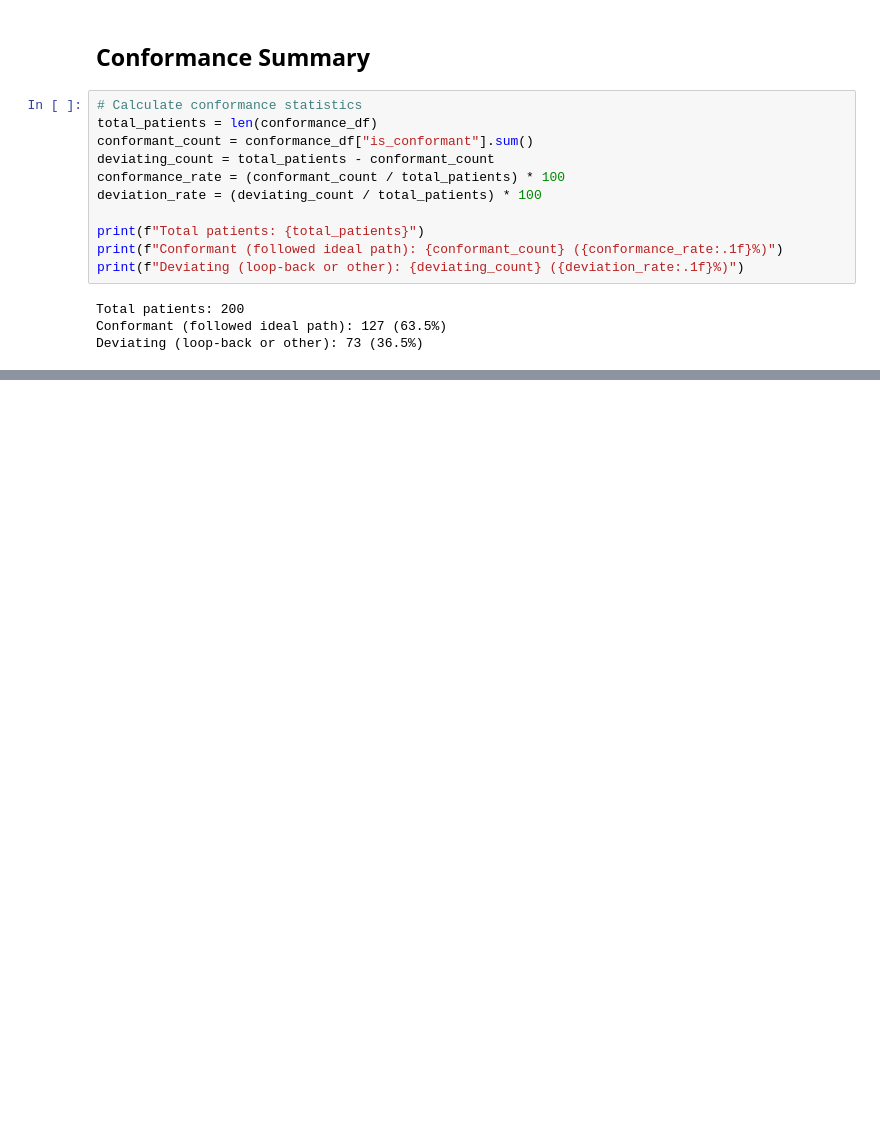
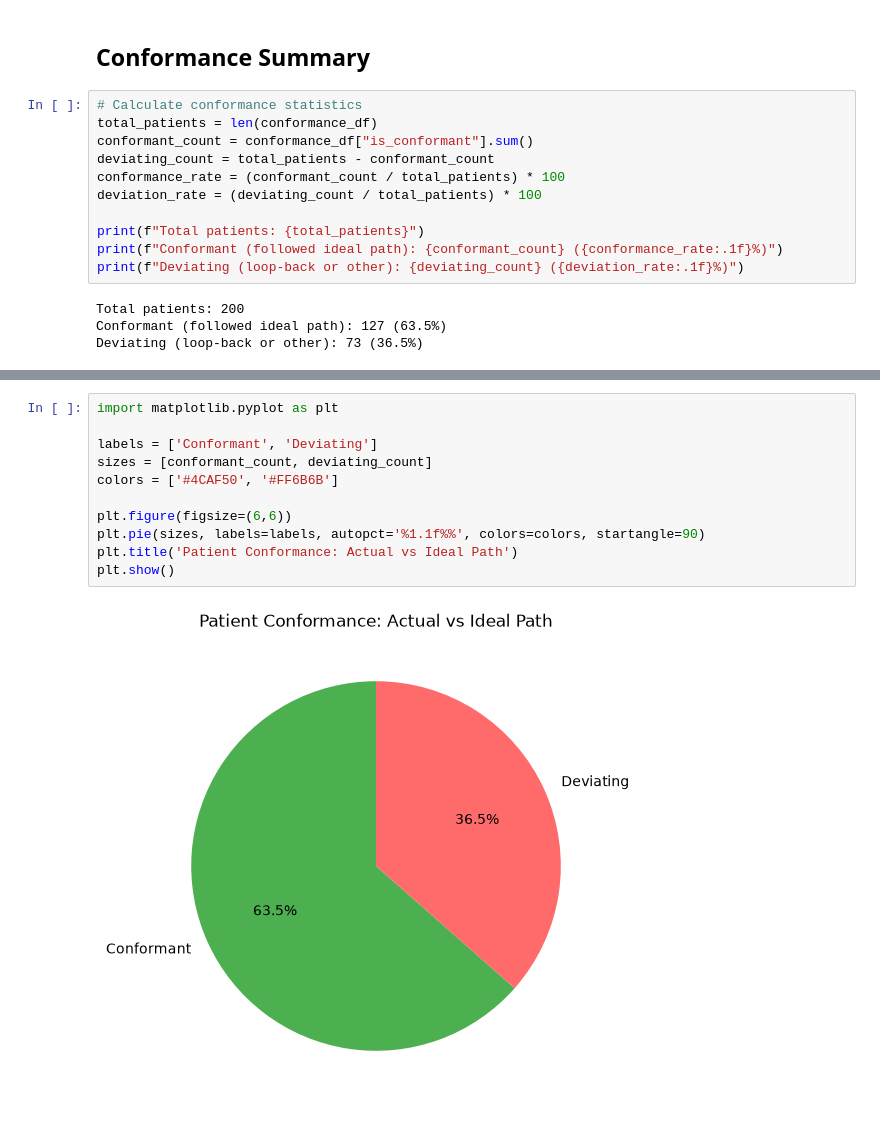
Before and after one commit to anaghaspillai/CareFlow-Clinical-Pathway-Analytics, a Jupyter notebook: notebooks/eda.ipynb, the cells around one changed output, grey strips where cells are left out. Saved outputs shown, nothing was run; the diff lists cells and outputs as text; blank space fills up the shorter version.

Commit message:
Add conformance visualization: pie chart of conformant vs deviating patients

```diff
--- a/notebooks/eda.ipynb
+++ b/notebooks/eda.ipynb
@@ -256,0 +263,13 @@ Deviating (loop-back or other): 73 (36.5%)
+# %%
+import matplotlib.pyplot as plt
+
+labels = ['Conformant', 'Deviating']
+sizes = [conformant_count, deviating_count]
+colors = ['#4CAF50', '#FF6B6B']
+
+plt.figure(figsize=(6,6))
+plt.pie(sizes, labels=labels, autopct='%1.1f%%', colors=colors, startangle=90)
+plt.title('Patient Conformance: Actual vs Ideal Path')
+plt.show()
+# %% [output]
+[figure, added]
```
Also changed, not shown: parts of 1 cell of this notebook.
